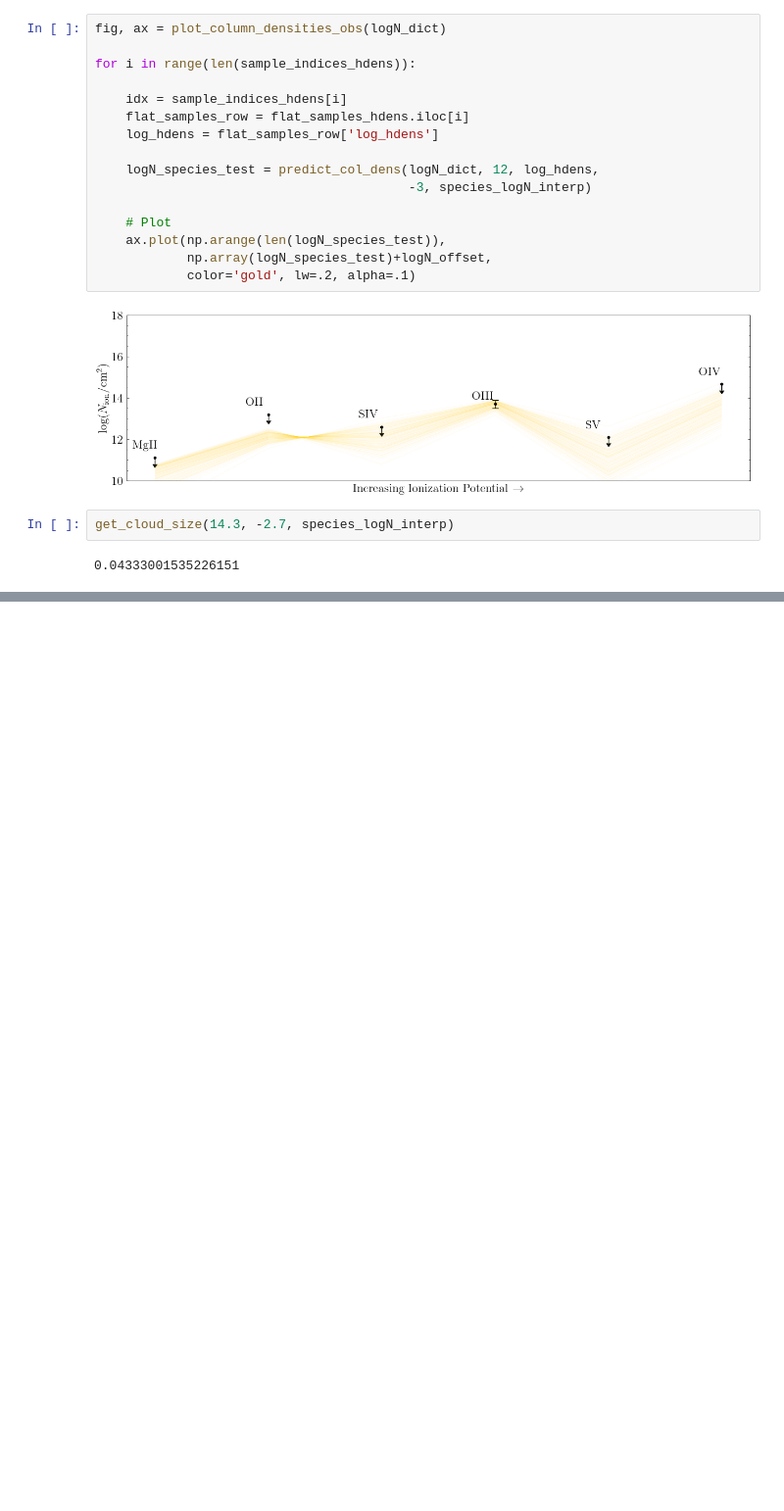
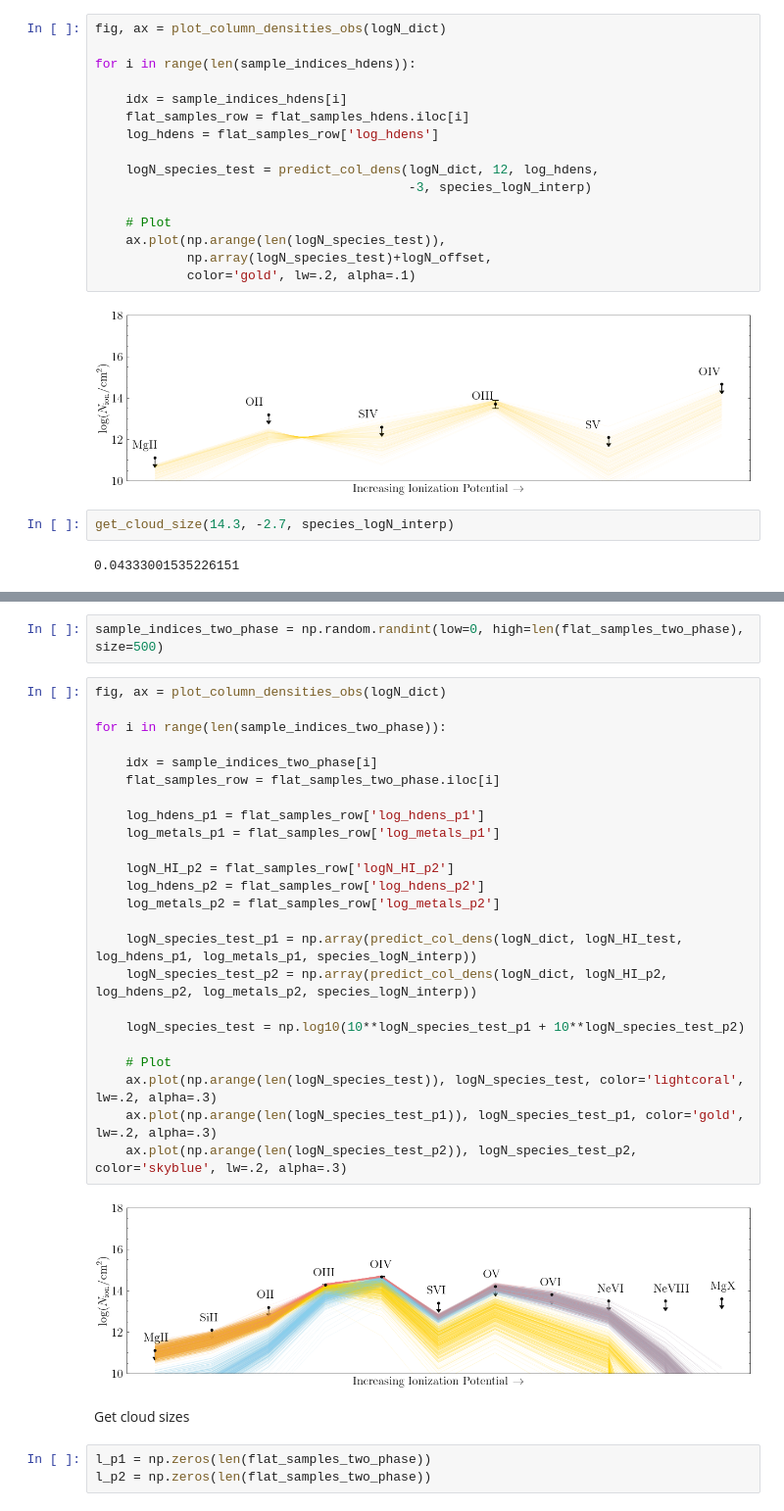
Before and after one commit to suyashk12/cgm_science, a Jupyter notebook: cloudy_fitting/z=1.09_cloudy_fit.ipynb, the cells around one changed output, grey strips where cells are left out. Shown at 98% size. Drawn from its saved outputs; the diff is of its cells as text; blank space fills up the shorter version.

```diff
--- a/cloudy_fitting/z=1.09_cloudy_fit.ipynb
+++ b/cloudy_fitting/z=1.09_cloudy_fit.ipynb
@@ -720,0 +864,33 @@ get_cloud_size(14.3, -2.7, species_logN_interp)
+# %%
+sample_indices_two_phase = np.random.randint(low=0, high=len(flat_samples_two_phase), size=500)
+# %%
+fig, ax = plot_column_densities_obs(logN_dict)
+
+for i in range(len(sample_indices_two_phase)):
+
+    idx = sample_indices_two_phase[i]
+    flat_samples_row = flat_samples_two_phase.iloc[i]
+
+    log_hdens_p1 = flat_samples_row['log_hdens_p1']
+    log_metals_p1 = flat_samples_row['log_metals_p1']
+
+    logN_HI_p2 = flat_samples_row['logN_HI_p2']
+    log_hdens_p2 = flat_samples_row['log_hdens_p2']
+    log_metals_p2 = flat_samples_row['log_metals_p2']
+
+    logN_species_test_p1 = np.array(predict_col_dens(logN_dict, logN_HI_test,  log_hdens_p1, log_metals_p1, species_logN_interp))
+    logN_species_test_p2 = np.array(predict_col_dens(logN_dict, logN_HI_p2,  log_hdens_p2, log_metals_p2, species_logN_interp))
+
+    logN_species_test = np.log10(10**logN_species_test_p1 + 10**logN_species_test_p2)
+
+    # Plot
+    ax.plot(np.arange(len(logN_species_test)), logN_species_test, color='lightcoral', lw=.2, alpha=.3)
+    ax.plot(np.arange(len(logN_species_test_p1)), logN_species_test_p1, color='gold', lw=.2, alpha=.3)
+    ax.plot(np.arange(len(logN_species_test_p2)), logN_species_test_p2, color='skyblue', lw=.2, alpha=.3)
+# %% [output]
+[figure, added]
+# %% [markdown]
+Get cloud sizes
+# %%
+l_p1 = np.zeros(len(flat_samples_two_phase))
+l_p2 = np.zeros(len(flat_samples_two_phase))
```
Also changed, not shown: parts of 24 cells of this notebook, 2 other files.
